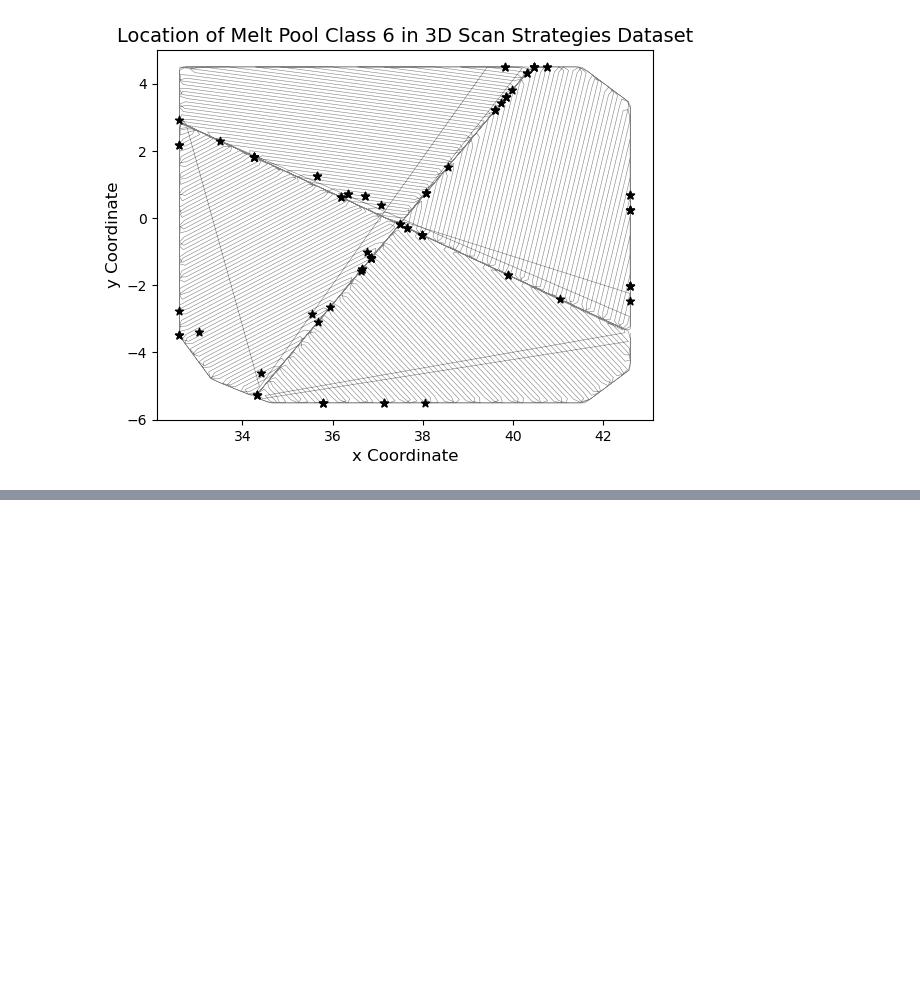
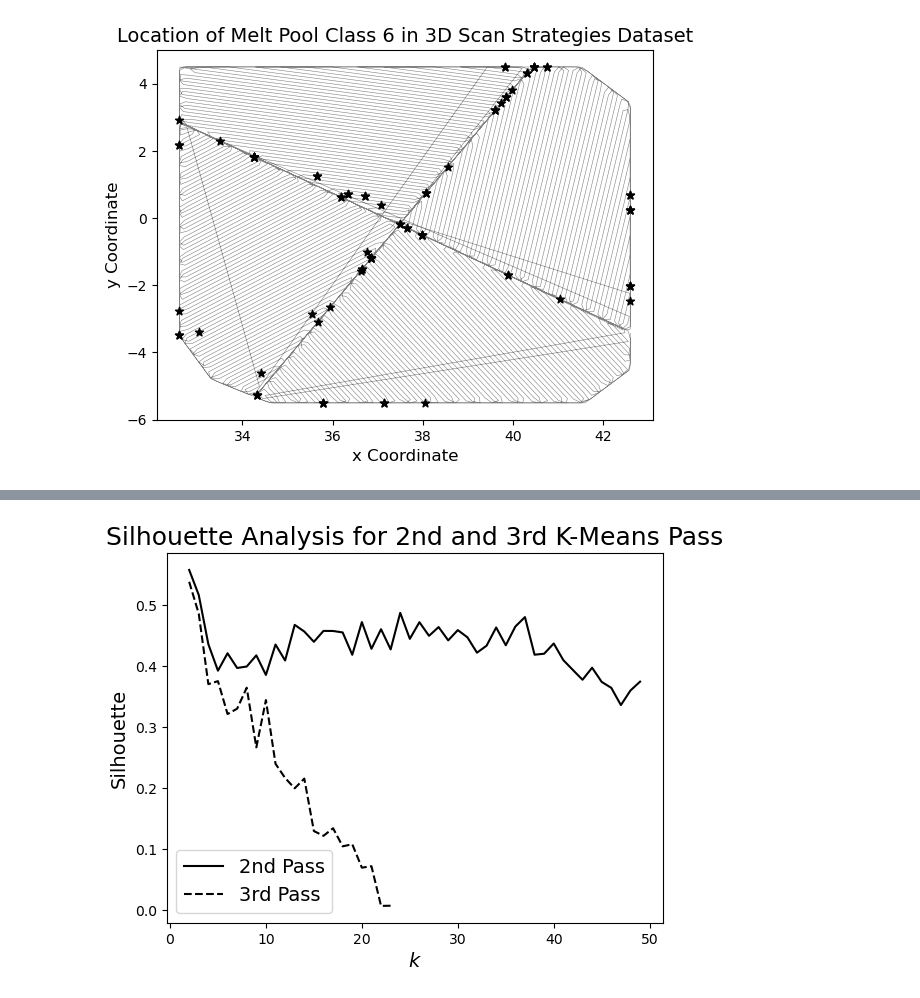
Before and after one commit to satomm1/LPBF_Cluster_And_XAI, a Jupyter notebook: src/K-Means Example Plotting.ipynb, the cells around one changed output, grey strips where cells are left out. Saved outputs shown, nothing was run; the diff lists cells and outputs as text; code cells hidden in the pictures; blank space fills up the shorter version.

```diff
--- a/src/K-Means Example Plotting.ipynb
+++ b/src/K-Means Example Plotting.ipynb
@@ -432,0 +486,12 @@ plt.show()
+# %%
+plt.plot(range(MIN_K3,MAX_K3,1), silhouettes3, c='k')
+plt.plot(range(MIN_K4,MAX_K4,1), silhouettes4, c='k', ls='--')
+plt.title('Silhouette Analysis for 2nd and 3rd K-Means Pass', fontsize=18)
+plt.xlabel(r'$k$', fontsize=14)
+plt.ylabel('Silhouette', fontsize=14)
+plt.legend(['2nd Pass', '3rd Pass'], fontsize=14)
+plt.savefig('../Plots/silhouette_tSNE_2nd_3rd', dpi=600)
+plt.savefig('../Plots/silhouette_tSNE_2nd_3rd_LowRes', dpi=150)
+plt.show()
+# %% [output]
+[figure, added]
```
Also changed, not shown: parts of 5 cells of this notebook, 2 other files.
